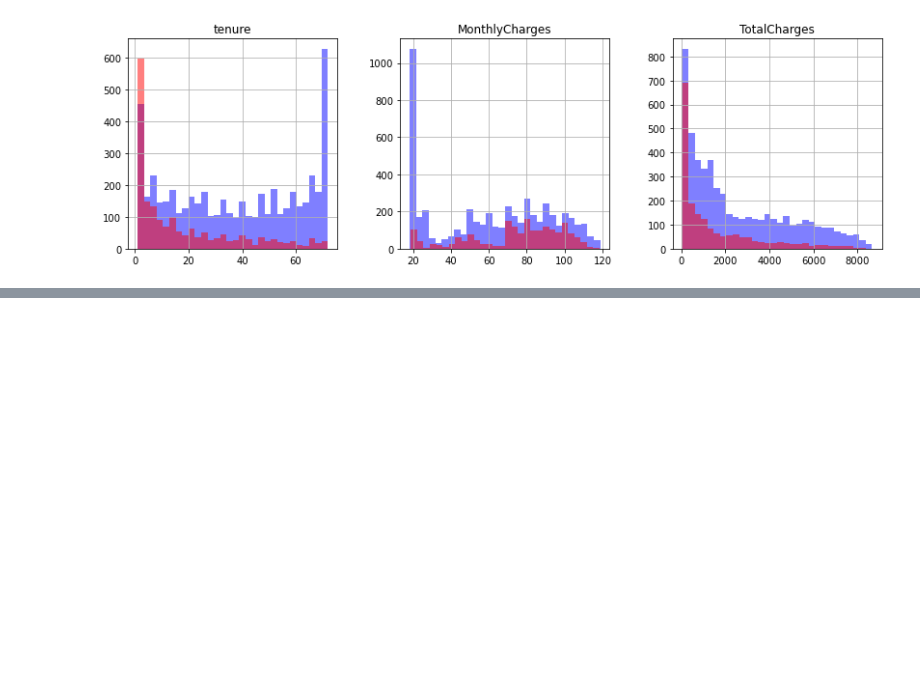
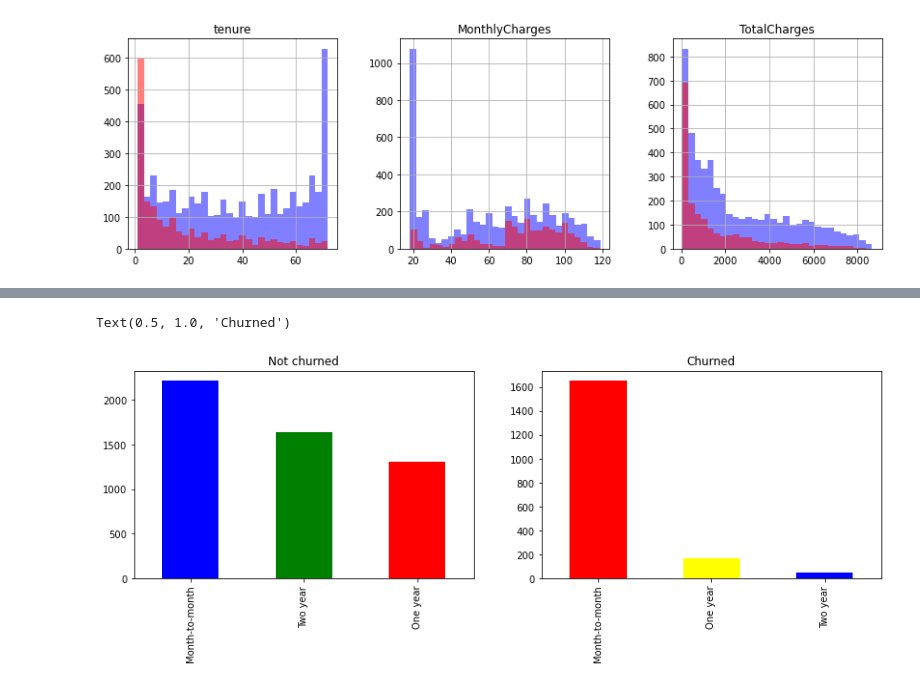
Before and after one commit to Andy666Fox/TINY_DS_PROJECTS, a Jupyter notebook: Telcom_Churn_predict/churn_research.ipynb, the cells around one changed output, grey strips where cells are left out. Saved outputs shown, nothing was run; the diff lists cells and outputs as text; code cells hidden in the pictures; blank space fills up the shorter version.

```diff
--- a/Telcom_Churn_predict/churn_research.ipynb
+++ b/Telcom_Churn_predict/churn_research.ipynb
@@ -55,0 +70,9 @@ array([<AxesSubplot:title={'center':'tenure'}>,
+# %%
+feature = 'Contract'
+fig, ax = plt.subplots(1, 2, figsize=(14,4))
+df[df.Churn == 'No'][feature].value_counts().plot(kind='bar', ax=ax[0], color=['blue', 'green', 'red', 'yellow']).set_title('Not churned')
+
+df[df.Churn == 'Yes'][feature].value_counts().plot(kind='bar', ax=ax[1], color=['red', 'yellow', 'blue', 'green']).set_title('Churned')
+# %% [output]
+Text(0.5, 1.0, 'Churned')
+[figure, added]
```
Also changed, not shown: parts of 12 cells of this notebook.
